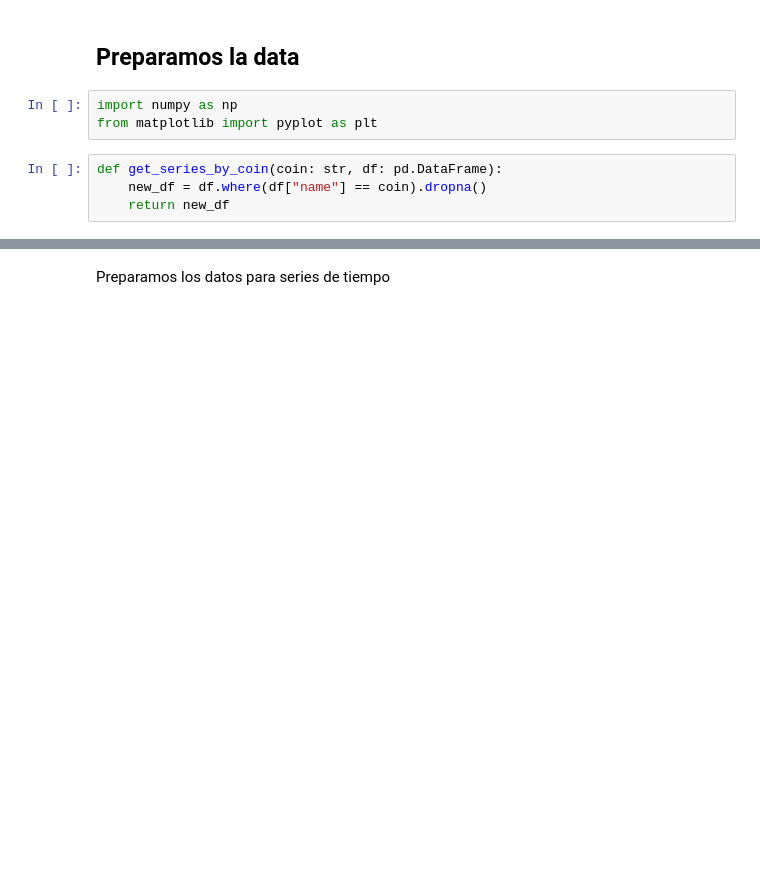
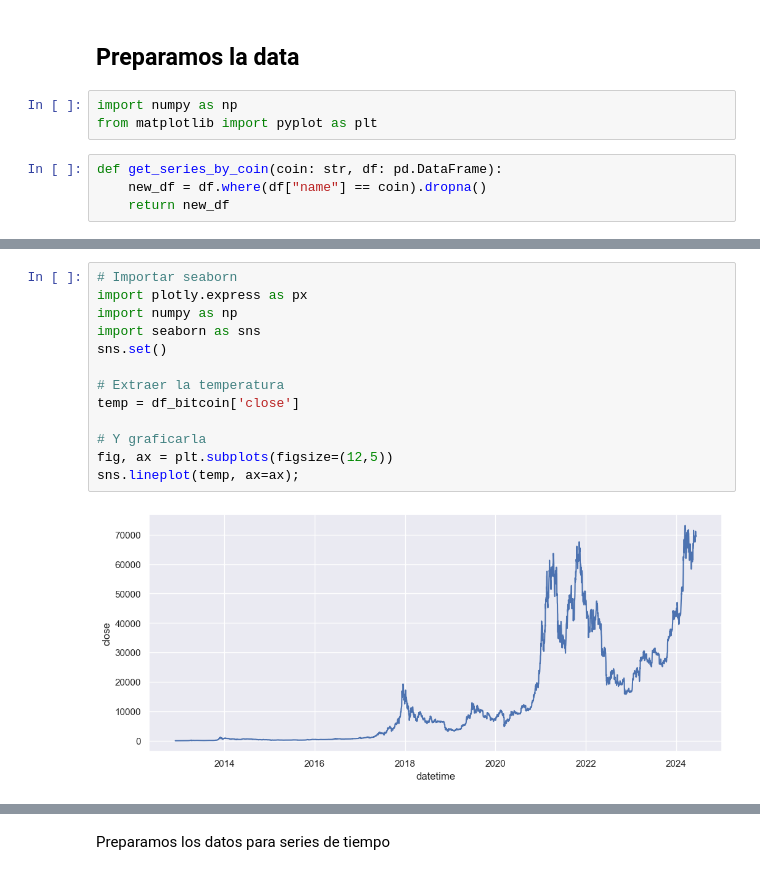
Before and after one commit to LuisFelipePoma/Crypto_App, a Jupyter notebook: src/notebooks/crispdm_model/3_model.ipynb, the cells around one changed output, grey strips where cells are left out. Saved outputs shown, nothing was run; the diff lists cells and outputs as text; blank space fills up the shorter version.

```diff
--- a/src/notebooks/crispdm_model/3_model.ipynb
+++ b/src/notebooks/crispdm_model/3_model.ipynb
@@ -38,0 +46,15 @@ df_bitcoin.head(5)
+# %%
+# Importar seaborn
+import plotly.express as px
+import numpy as np
+import seaborn as sns
+sns.set()
+
+# Extraer la temperatura
+temp = df_bitcoin['close']
+
+# Y graficarla
+fig, ax = plt.subplots(figsize=(12,5))
+sns.lineplot(temp, ax=ax);
+# %% [output]
+[figure, added]
```
Also changed, not shown: parts of 36 cells of this notebook, 1 other file.
